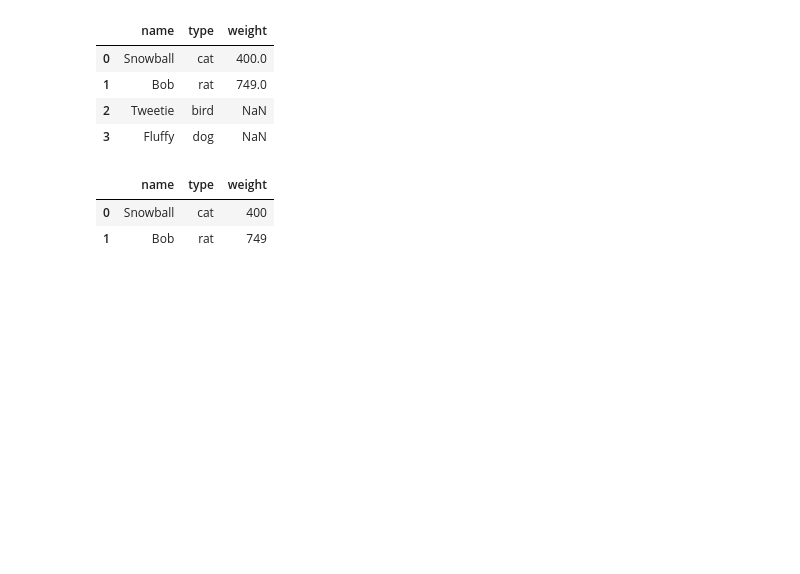
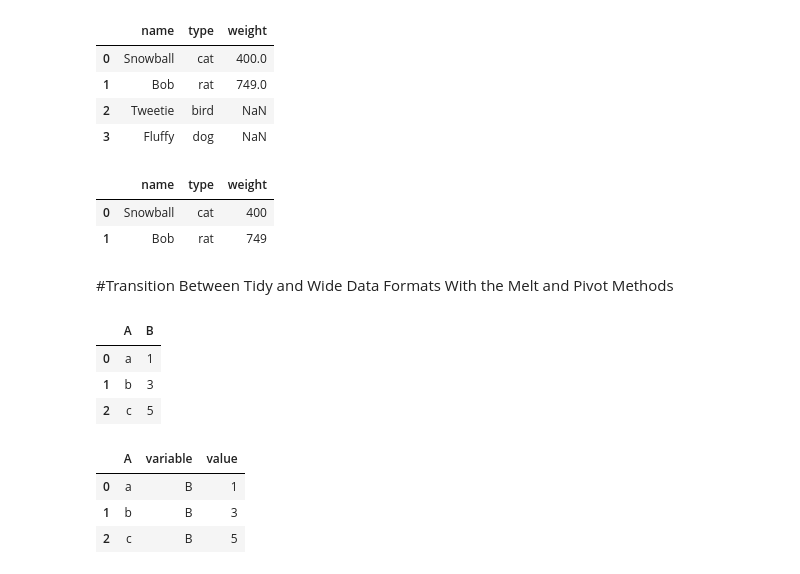
Before and after one commit to Vasanta2002/Sprint_1_git, a Jupyter notebook: sp1_M3.ipynb, the cells around one changed output. Saved outputs shown, nothing was run; the diff lists cells and outputs as text; code cells hidden in the pictures; blank space fills up the shorter version.

```diff
--- a/sp1_M3.ipynb
+++ b/sp1_M3.ipynb
@@ -246,3 +246,26 @@ display(df8_outer); display(df8_inner)
 |  | name | type | weight |
 | 0 | Snowball | cat | 400 |
 | 1 | Bob | rat | 749 |
+# %% [markdown]
+#Transition Between Tidy and Wide Data Formats With the Melt and Pivot Methods
+# %%
+import pandas as pd
+
+# Create a DataFrame
+df = pd.DataFrame({'A': {0: 'a', 1: 'b', 2: 'c'},
+                   'B': {0: 1, 1: 3, 2: 5}
+                  })
+display(df)
+# %% [output]
+|  | A | B |
+| 0 | a | 1 |
+| 1 | b | 3 |
+| 2 | c | 5 |
+# %%
+# Melt or unpivot the B column
+pd.melt(df, id_vars=['A'], value_vars=['B'])
+# %% [output]
+|  | A | variable | value |
+| 0 | a | B | 1 |
+| 1 | b | B | 3 |
+| 2 | c | B | 5 |
```
Also changed, not shown: parts of 4 cells of this notebook.
